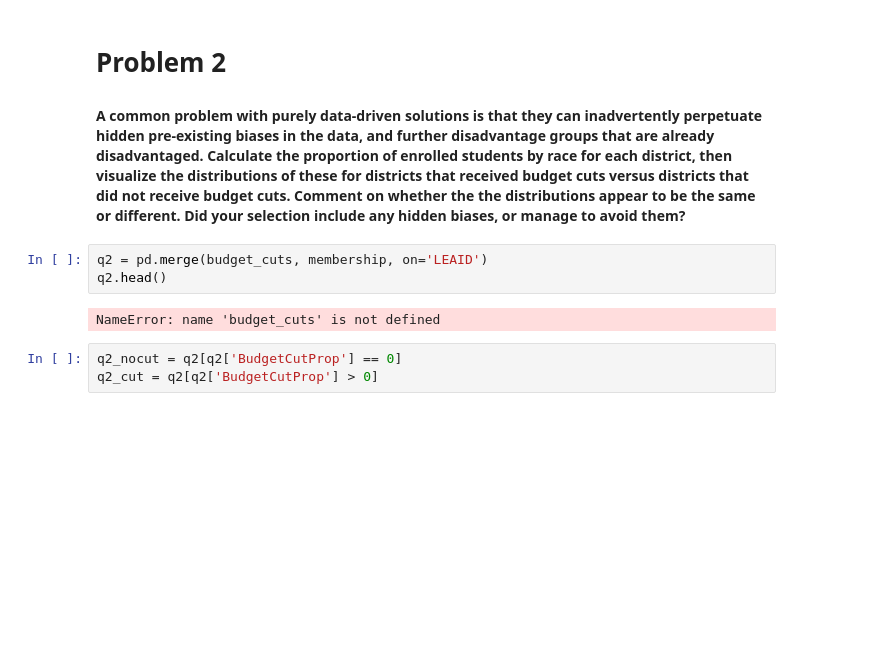
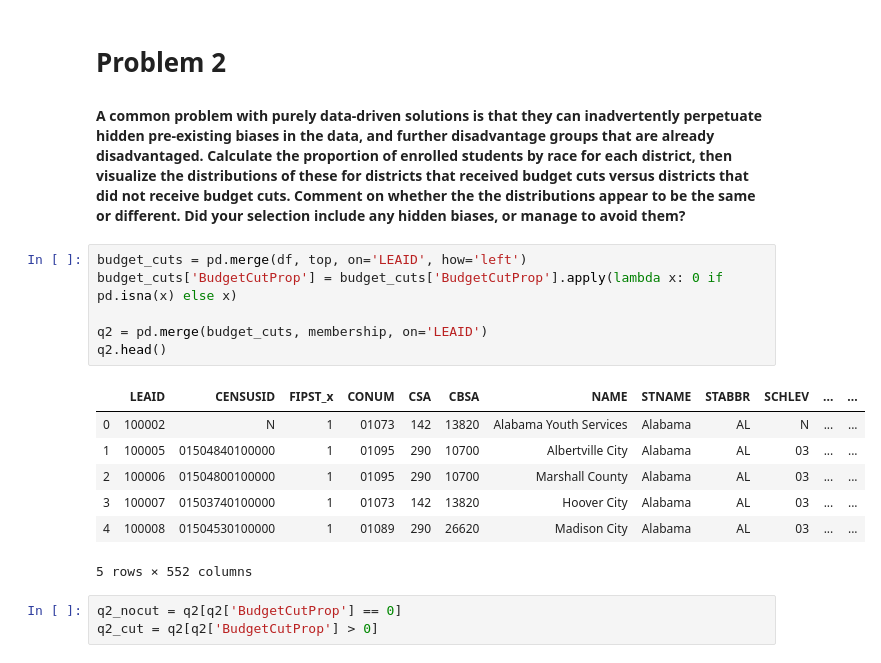
Before and after one commit to sarthakkothari/DS5500, a Jupyter notebook: HW4/HW4.ipynb, the cells around one changed output. Drawn from its saved outputs; the diff is of its cells as text; blank space fills up the shorter version.

```diff
--- a/HW4/HW4.ipynb
+++ b/HW4/HW4.ipynb
@@ -110,11 +110,20 @@ Most affected by budget cut :
 # Problem 2
 
 #### A common problem with purely data-driven solutions is that they can inadvertently perpetuate hidden pre-existing biases in the data, and further disadvantage groups that are already disadvantaged. Calculate the proportion of enrolled students by race for each district, then visualize the distributions of these for districts that received budget cuts versus districts that did not receive budget cuts. Comment on whether the the distributions appear to be the same or different. Did your selection include any hidden biases, or manage to avoid them?
-# %%
-q2 = pd.merge(budget_cuts, membership, on='LEAID')
-q2.head()
-# %% [output]
-NameError: name 'budget_cuts' is not defined
+# %%
+budget_cuts = pd.merge(df, top, on='LEAID', how='left')
+budget_cuts['BudgetCutProp'] = budget_cuts['BudgetCutProp'].apply(lambda x: 0 if pd.isna(x) else x)
+
+q2 = pd.merge(budget_cuts, membership, on='LEAID')
+q2.head()
+# %% [output]
+|  | LEAID | CENSUSID | FIPST_x | CONUM | CSA | CBSA | NAME | STNAME | STABBR | SCHLEV | ... | ... |
+| 0 | 100002 | N | 1 | 01073 | 142 | 13820 | Alabama Youth Services | Alabama | AL | N | ... | ... |
+| 1 | 100005 | 01504840100000 | 1 | 01095 | 290 | 10700 | Albertville City | Alabama | AL | 03 | ... | ... |
+| 2 | 100006 | 01504800100000 | 1 | 01095 | 290 | 10700 | Marshall County | Alabama | AL | 03 | ... | ... |
+| 3 | 100007 | 01503740100000 | 1 | 01073 | 142 | 13820 | Hoover City | Alabama | AL | 03 | ... | ... |
+| 4 | 100008 | 01504530100000 | 1 | 01089 | 290 | 26620 | Madison City | Alabama | AL | 03 | ... | ... |
+5 rows × 552 columns
 # %%
 q2_nocut = q2[q2['BudgetCutProp'] == 0]
 q2_cut = q2[q2['BudgetCutProp'] > 0]
```
Also changed, not shown: parts of 5 cells of this notebook.
